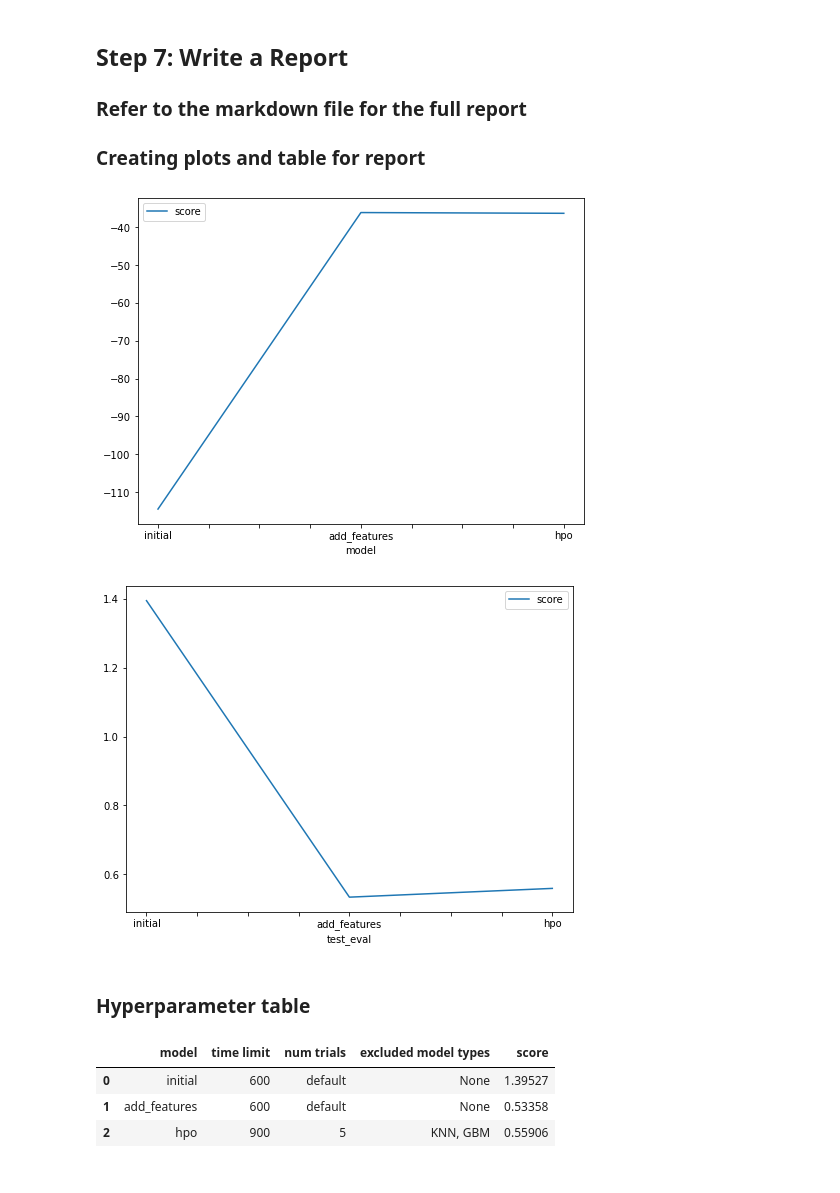
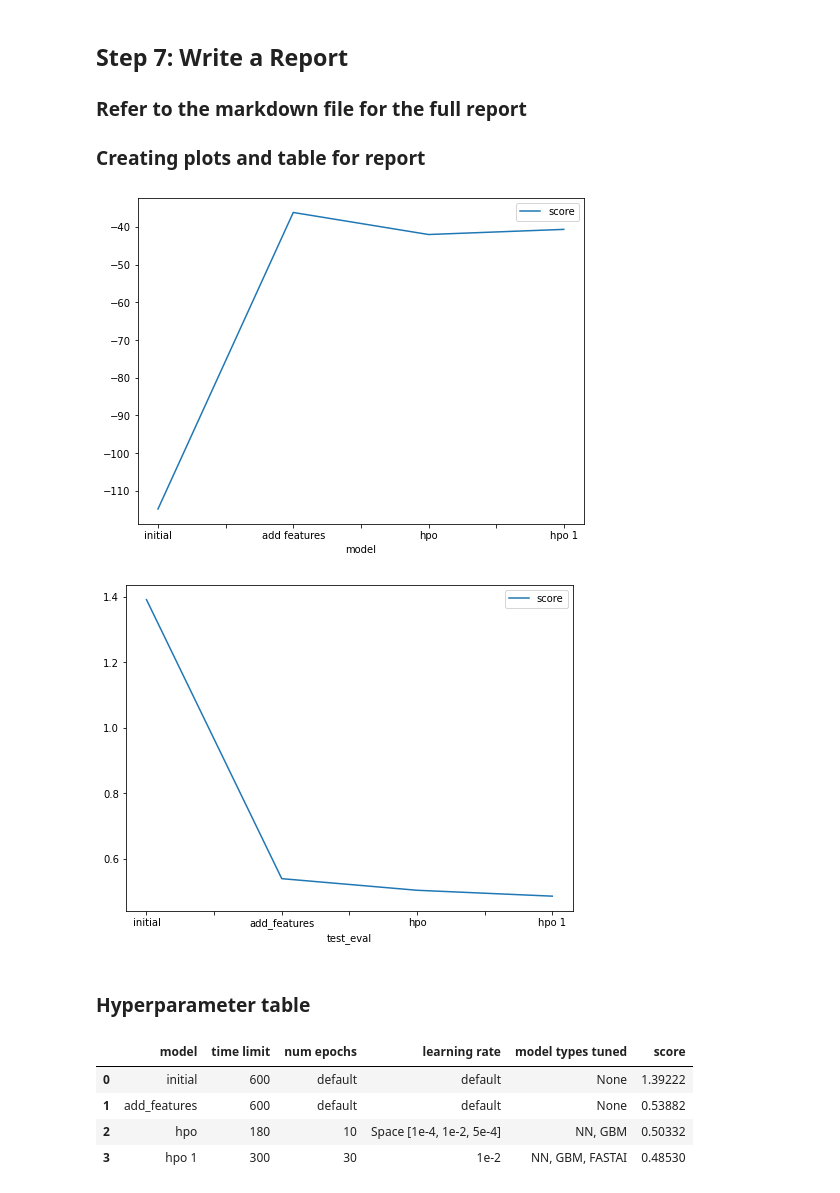
Before and after one commit to martinoywa/Bike-Sharing-Demand, a Jupyter notebook: project_notebook.ipynb, the cells around one changed output. Cells and saved outputs as stored; diff of their text form; code cells hidden in the pictures.

```diff
--- a/project_notebook.ipynb
+++ b/project_notebook.ipynb
@@ -700,39 +842,41 @@ submission_new_features.csv  2021-11-17 16:18:43  predictor base model new featu
 # %%
 # Taking the top model score from each training run and creating a line plot to show improvement
 # You can create these in the notebook and save them to PNG or use some other tool (e.g. google sheets, excel)
 fig = pd.DataFrame(
     {
-        "model": ["initial", "add_features", "hpo"],
-        "score": [-114.486108, -36.130907, -36.328615]
+        "model": ["initial", "add features", "hpo", "hpo 1"],
+        "score": [-114.795466, -36.183579, -42.029039, -40.667493]
     }
 ).plot(x="model", y="score", figsize=(8, 6)).get_figure()
 fig.savefig('img/model_train_score.png')
 # %% [output]
-[figure, old version]
+[figure, new version]
 # %%
 # Take the 3 kaggle scores and creating a line plot to show improvement
 fig = pd.DataFrame(
     {
-        "test_eval": ["initial", "add_features", "hpo"],
-        "score": [1.39527, 0.53358, 0.55906]
+        "test_eval": ["initial", "add_features", "hpo", "hpo 1"],
+        "score": [1.39222, 0.53882, 0.50332, 0.48530]
     }
 ).plot(x="test_eval", y="score", figsize=(8, 6)).get_figure()
 fig.savefig('img/model_test_score.png')
 # %% [output]
-[figure, old version]
+[figure, new version]
 # %% [markdown]
 ### Hyperparameter table
 # %%
 # The 3 hyperparameters we tuned with the kaggle score as the result
 pd.DataFrame({
-    "model": ["initial", "add_features", "hpo"],
-    "time limit": [600, 600, 900],
-    "num trials": ["default", "default", 5],
-    "excluded model types": [None, None, "KNN, GBM"],
-    "score": [1.39527, 0.53358, 0.55906]
+    "model": ["initial", "add_features", "hpo", "hpo 1"],
+    "time limit": [600, 600, 180, 300],
+    "num epochs": ["default", "default", 10, 30],
+    "learning rate": ["default", "default", "Space [1e-4, 1e-2, 5e-4]", "1e-2"],
+    "model types tuned": [None, None, "NN, GBM", "NN, GBM, FASTAI"],
+    "score": [1.39222, 0.53882, 0.50332, 0.48530]
 })
 # %% [output]
-|  | model | time limit | num trials | excluded model types | score |
-| 0 | initial | 600 | default | None | 1.39527 |
-| 1 | add_features | 600 | default | None | 0.53358 |
-| 2 | hpo | 900 | 5 | KNN, GBM | 0.55906 |
+|  | model | time limit | num epochs | learning rate | model types tuned | score |
+| 0 | initial | 600 | default | default | None | 1.39222 |
+| 1 | add_features | 600 | default | default | None | 0.53882 |
+| 2 | hpo | 180 | 10 | Space [1e-4, 1e-2, 5e-4] | NN, GBM | 0.50332 |
+| 3 | hpo 1 | 300 | 30 | 1e-2 | NN, GBM, FASTAI | 0.48530 |
```
Also changed, not shown: parts of 35 cells of this notebook, 4 other files.
